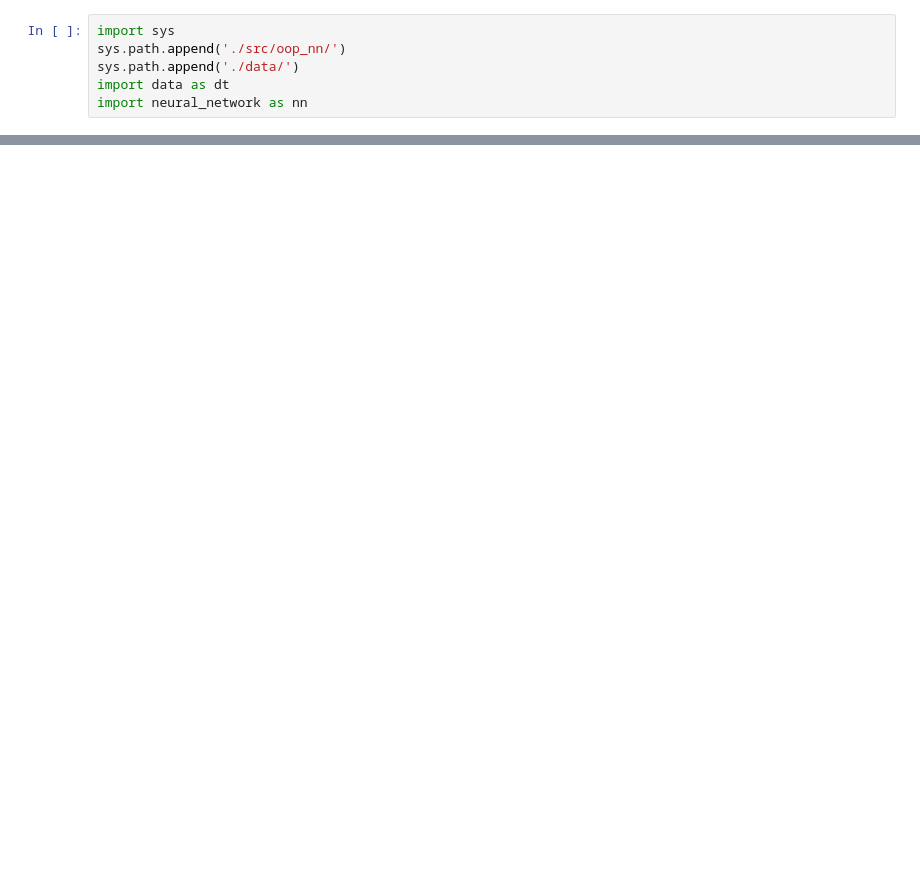
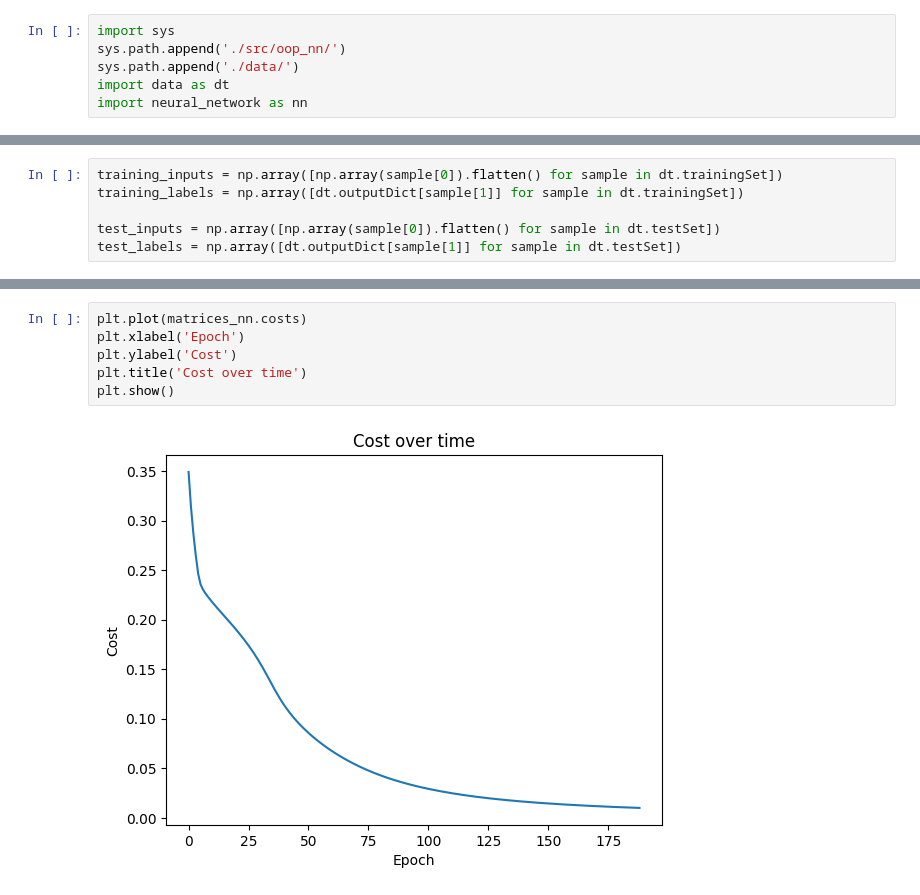
Before and after one commit to Jkachoura/symbol_recognizer, a Jupyter notebook: test.ipynb, the cells around one changed output, grey strips where cells are left out. Saved outputs shown, nothing was run; the diff lists cells and outputs as text; blank space fills up the shorter version.

```diff
--- a/test.ipynb
+++ b/test.ipynb
@@ -32,0 +46,6 @@ plt.show()
+# %%
+training_inputs = np.array([np.array(sample[0]).flatten() for sample in dt.trainingSet])
+training_labels = np.array([dt.outputDict[sample[1]] for sample in dt.trainingSet])
+
+test_inputs = np.array([np.array(sample[0]).flatten() for sample in dt.testSet])
+test_labels = np.array([dt.outputDict[sample[1]] for sample in dt.testSet])
@@ -32,0 +69,8 @@ plt.show()
+# %%
+plt.plot(matrices_nn.costs)
+plt.xlabel('Epoch')
+plt.ylabel('Cost')
+plt.title('Cost over time')
+plt.show()
+# %% [output]
+[figure, added]
```
Also changed, not shown: parts of 10 cells of this notebook, 1 other file.
